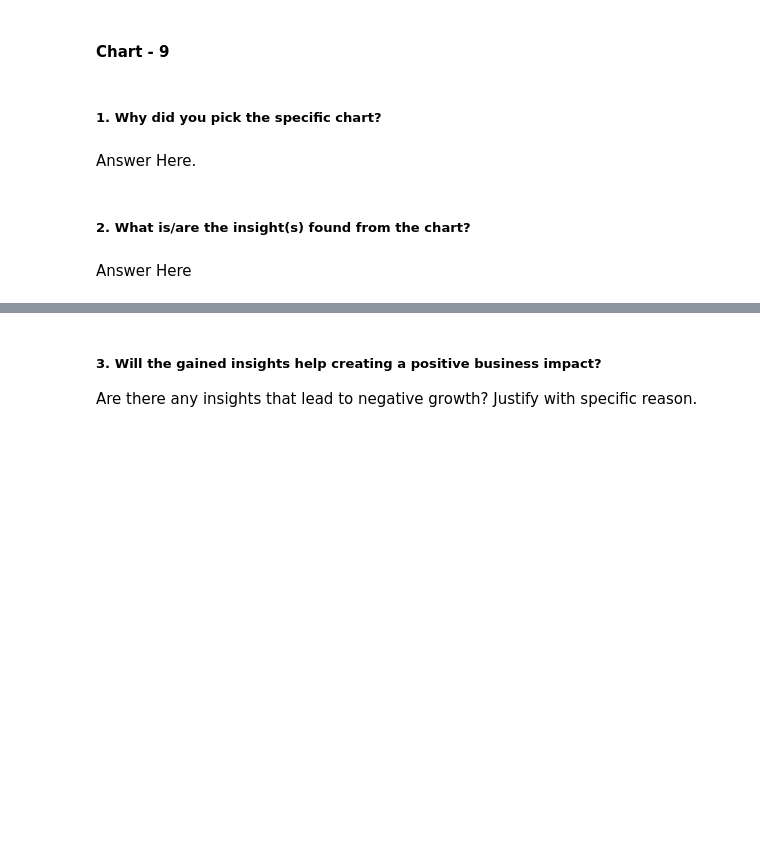
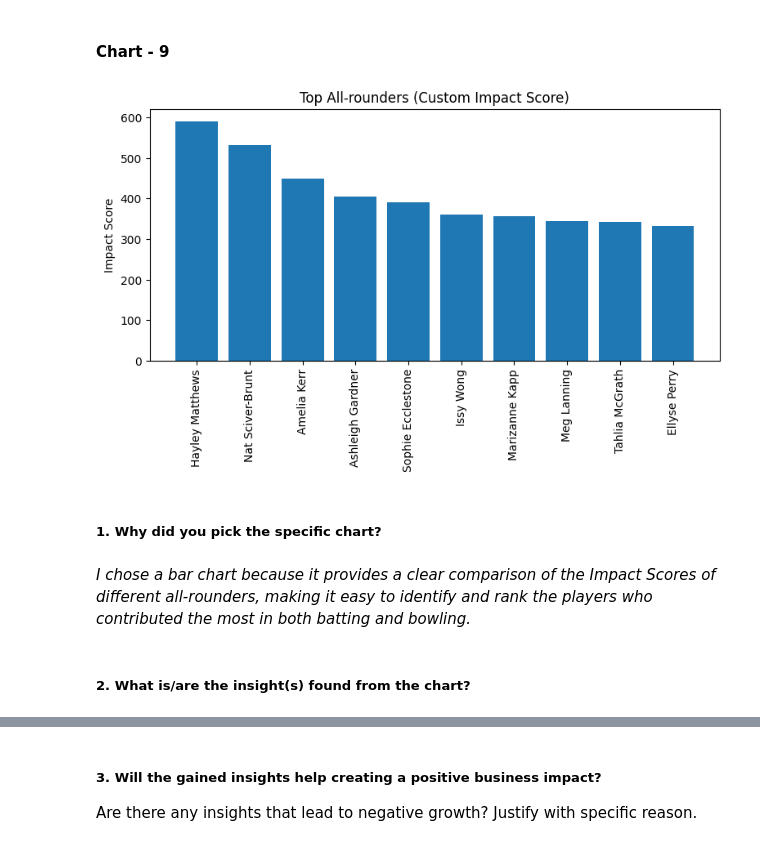
Before and after one commit to GEE2007/WPL-Inaugural-Analytics, a Jupyter notebook: WPL_Inaugural_Analytics.ipynb, the cells around one changed output, grey strips where cells are left out. Cells and saved outputs as stored; diff of their text form; code cells hidden in the pictures; blank space fills up the shorter version.

```diff
--- a/WPL_Inaugural_Analytics.ipynb
+++ b/WPL_Inaugural_Analytics.ipynb
@@ -871,8 +913,40 @@ Answer Here
+# %%
+# Chart - 9 visualization code
+bat = batting.groupby('battername')['runs'].sum()
+
+bowl = bowling.groupby('bowlerName')['wickets'].sum()
+
+all_round = pd.concat([bat, bowl], axis=1)
+
+all_round.columns = ['Runs', 'Wickets']
+
+all_round = all_round.fillna(0)
+
+all_round['Impact Score'] = (
+    all_round['Runs']
+    + (20 * all_round['Wickets'])
+)
+
+top_allround = all_round.sort_values(
+    'Impact Score',
+    ascending=False
+).head(10)
+
+plt.figure(figsize=(9,4))
+
+plt.bar(top_allround.index, top_allround['Impact Score'])
+
+plt.xticks(rotation=90)
+
+plt.title("Top All-rounders (Custom Impact Score)")
+plt.ylabel("Impact Score")
+
+plt.show()
+# %% [output]
+[figure, added]
 # %% [markdown]
 ##### 1. Why did you pick the specific chart?
-# %% [markdown]
-Answer Here.
+# %% [markdown]
+*I chose a bar chart because it provides a clear comparison of the Impact Scores of different all-rounders, making it easy to identify and rank the players who contributed the most in both batting and bowling.*
 # %% [markdown]
 ##### 2. What is/are the insight(s) found from the chart?
-# %% [markdown]
-Answer Here
```
Also changed, not shown: parts of 44 cells of this notebook.
